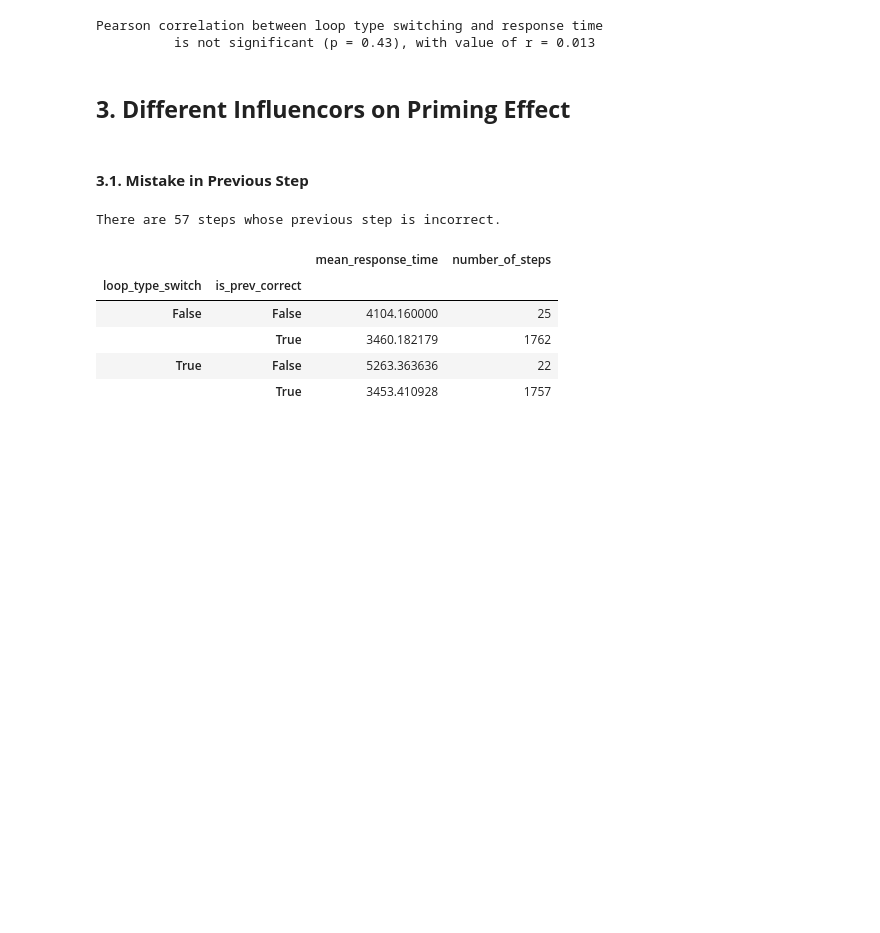
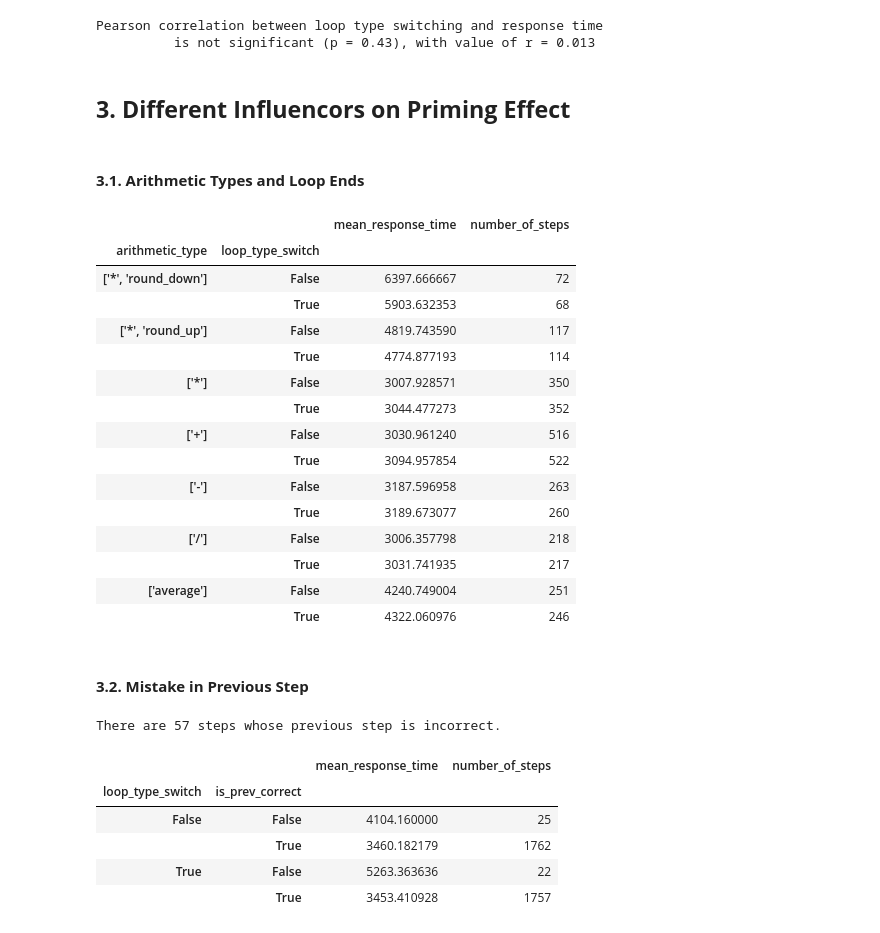
Before and after one commit to DanielVered/MathThinkingLabDA, a Jupyter notebook: LoopsDA/FinalAnalysis.ipynb, the cells around one changed output. Cells and saved outputs as stored; diff of their text form; code cells hidden in the pictures; blank space fills up the shorter version.

```diff
--- a/LoopsDA/FinalAnalysis.ipynb
+++ b/LoopsDA/FinalAnalysis.ipynb
@@ -85,3 +85,5 @@ Pearson correlation between loop type switching and response time
           is not significant (p = 0.43), with value of r = 0.013
 # %% [markdown]
 ## **3. Different Influencors on Priming Effect**
+# %% [markdown]
+#### **3.1. Arithmetic Types and Loop Ends**
@@ -87,0 +92,24 @@ Pearson correlation between loop type switching and response time
+# %%
+switching_diff_arithmetics = pd.DataFrame()
+
+switching_diff_arithmetics['mean_response_time'] = first_lines_data[first_lines_data['correct']].groupby(['arithmetic_type', 'loop_type_switch'])['rt'].mean()
+switching_diff_arithmetics['number_of_steps'] = first_lines_data[first_lines_data['correct']].groupby(['arithmetic_type', 'loop_type_switch'])['step_num'].count()
+
+switching_diff_arithmetics
+# %% [output]
+|  |  | mean_response_time | number_of_steps |
+| arithmetic_type | loop_type_switch |  |  |
+| ['*', 'round_down'] | False | 6397.666667 | 72 |
+|  | True | 5903.632353 | 68 |
+| ['*', 'round_up'] | False | 4819.743590 | 117 |
+|  | True | 4774.877193 | 114 |
+| ['*'] | False | 3007.928571 | 350 |
+|  | True | 3044.477273 | 352 |
+| ['+'] | False | 3030.961240 | 516 |
+|  | True | 3094.957854 | 522 |
+| ['-'] | False | 3187.596958 | 263 |
+|  | True | 3189.673077 | 260 |
+| ['/'] | False | 3006.357798 | 218 |
+|  | True | 3031.741935 | 217 |
+| ['average'] | False | 4240.749004 | 251 |
+|  | True | 4322.060976 | 246 |
@@ -88,5 +122,5 @@ Pearson correlation between loop type switching and response time
 # %% [markdown]
-#### **3.1. Mistake in Previous Step**
+#### **3.2. Mistake in Previous Step**
 # %%
 analyze.is_prev_correct(raw_data, first_lines_data)
 # %% [output]
```
Also changed, not shown: parts of 20 cells of this notebook, 20 other files.
